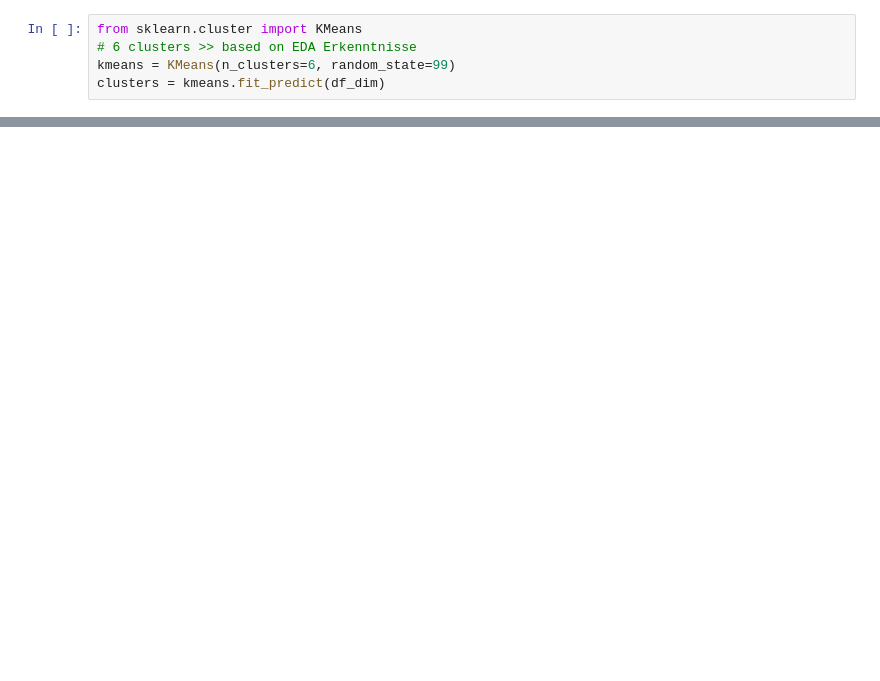
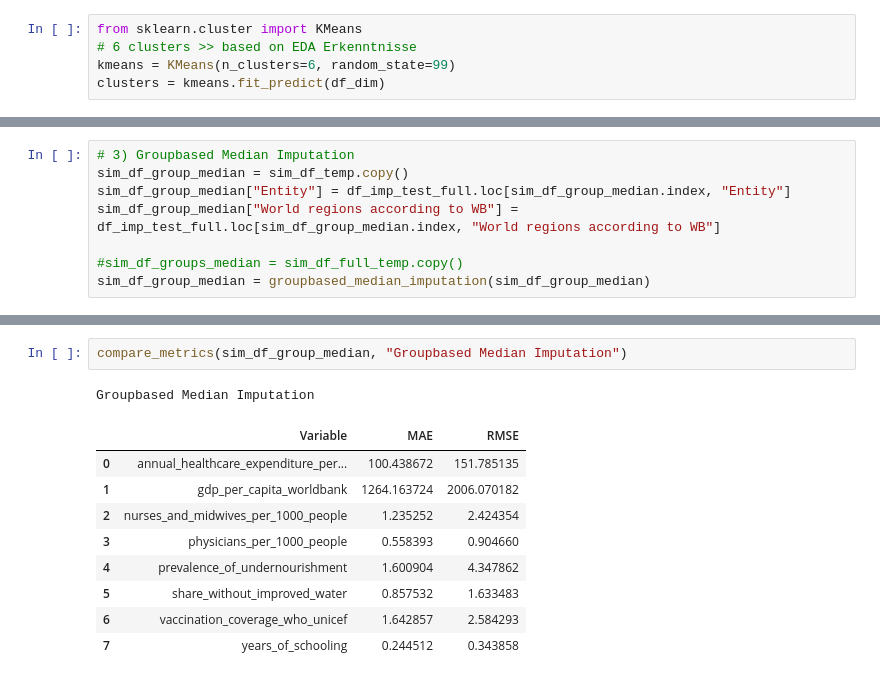
Before and after one commit to HamzahFayad/master_thesis_child_mortality, a Jupyter notebook: 01_notebooks/2_data_preprocessing.ipynb, the cells around one changed output, grey strips where cells are left out. Saved outputs shown, nothing was run; the diff lists cells and outputs as text; blank space fills up the shorter version.

```diff
--- a/01_notebooks/2_data_preprocessing.ipynb
+++ b/01_notebooks/2_data_preprocessing.ipynb
@@ -433,0 +489,8 @@ plt.show()
+# %%
+# 3) Groupbased Median Imputation
+sim_df_group_median = sim_df_temp.copy()
+sim_df_group_median["Entity"] = df_imp_test_full.loc[sim_df_group_median.index, "Entity"]
+sim_df_group_median["World regions according to WB"] = df_imp_test_full.loc[sim_df_group_median.index, "World regions according to WB"]
+
+#sim_df_groups_median = sim_df_full_temp.copy()
+sim_df_group_median = groupbased_median_imputation(sim_df_group_median)
@@ -433,0 +553,13 @@ plt.show()
+# %%
+compare_metrics(sim_df_group_median, "Groupbased Median Imputation")
+# %% [output]
+Groupbased Median Imputation
+|  | Variable | MAE | RMSE |
+| 0 | annual_healthcare_expenditure_per... | 100.438672 | 151.785135 |
+| 1 | gdp_per_capita_worldbank | 1264.163724 | 2006.070182 |
+| 2 | nurses_and_midwives_per_1000_people | 1.235252 | 2.424354 |
+| 3 | physicians_per_1000_people | 0.558393 | 0.904660 |
+| 4 | prevalence_of_undernourishment | 1.600904 | 4.347862 |
+| 5 | share_without_improved_water | 0.857532 | 1.633483 |
+| 6 | vaccination_coverage_who_unicef | 1.642857 | 2.584293 |
+| 7 | years_of_schooling | 0.244512 | 0.343858 |
```
Also changed, not shown: parts of 21 cells of this notebook, 1 other file.
